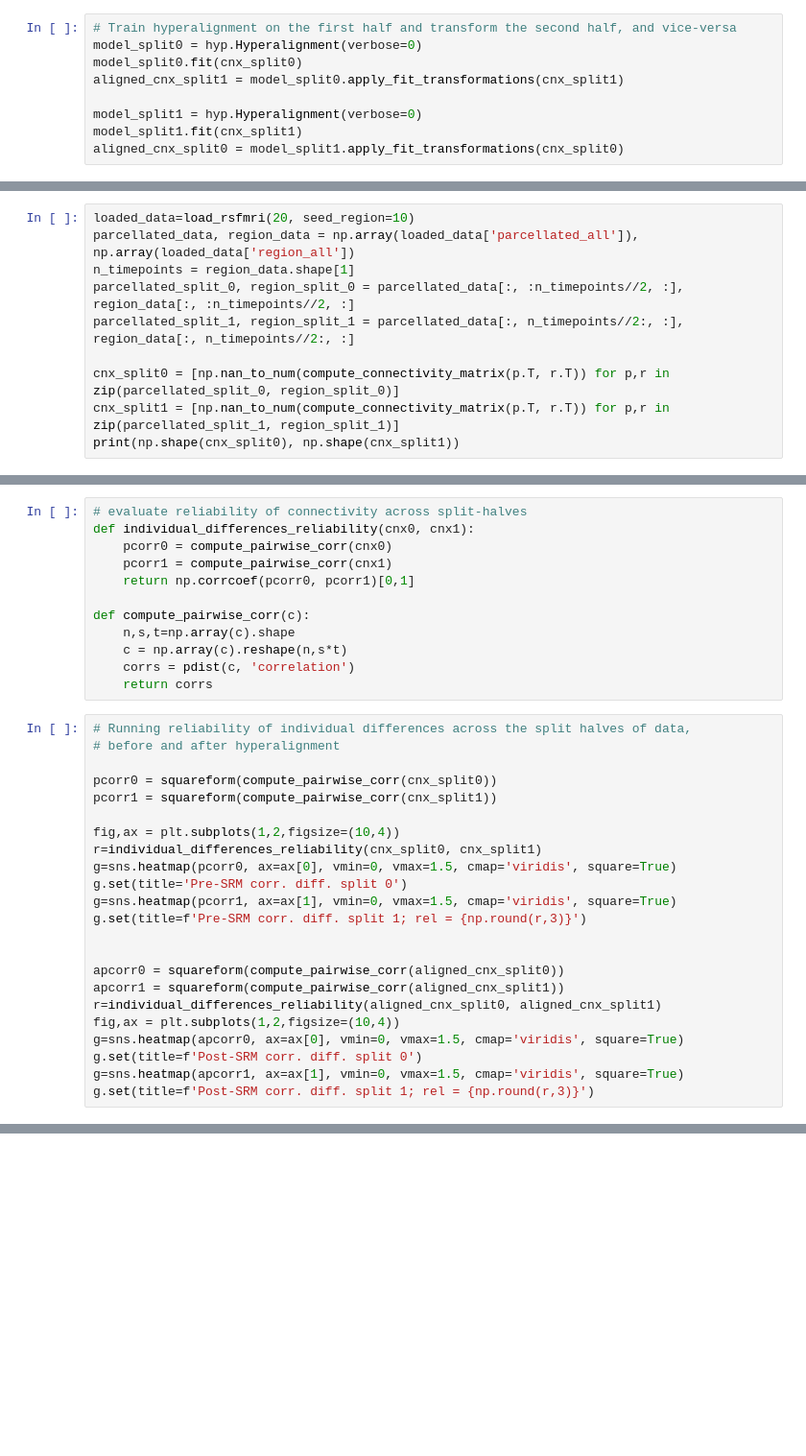
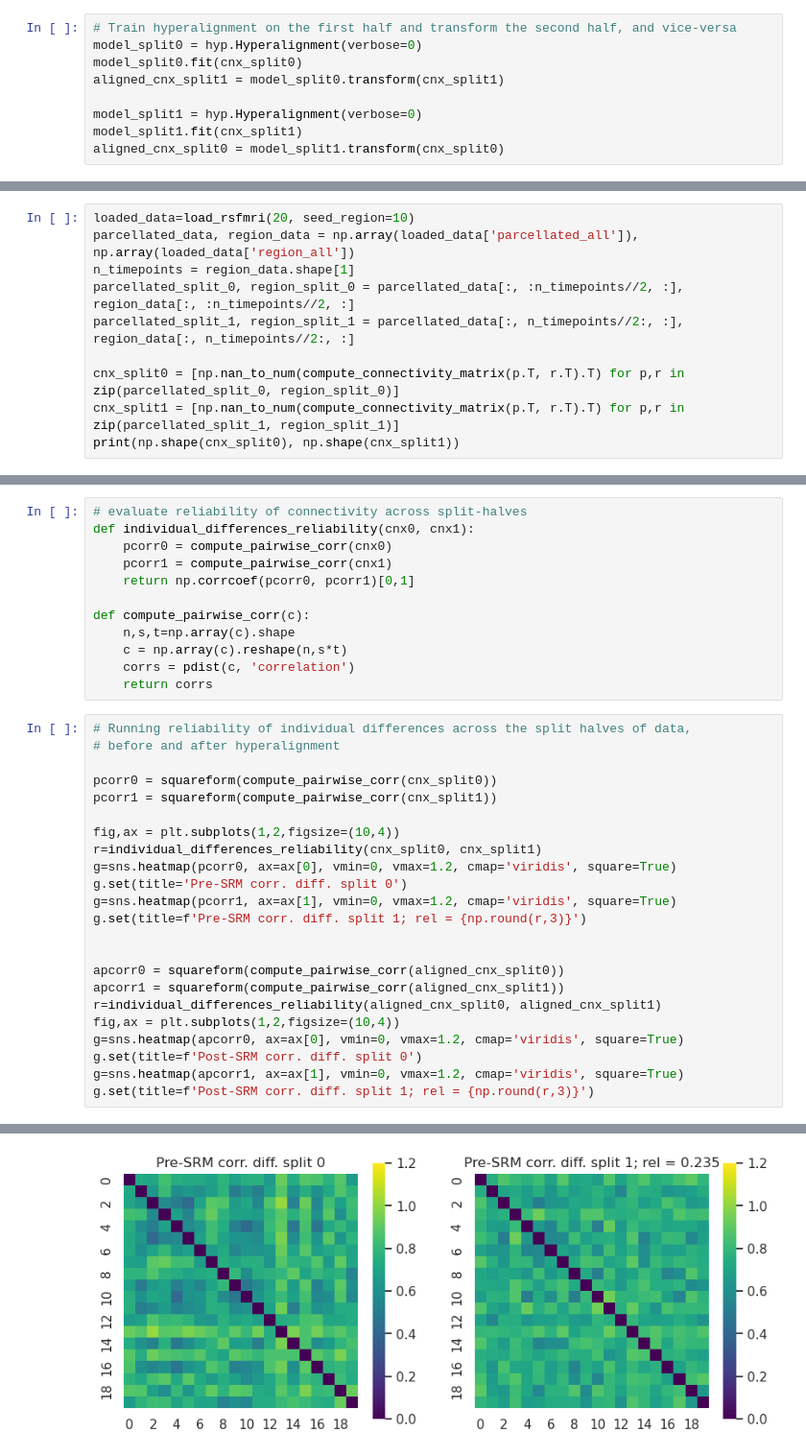
Before and after one commit to ericabusch/RepBiomrkr, a Jupyter notebook: functional_alignment_examples.ipynb, the cells around one changed output, grey strips where cells are left out. Shown at 96% size. Drawn from its saved outputs; the diff is of its cells as text; blank space fills up the shorter version.

```diff
--- a/functional_alignment_examples.ipynb
+++ b/functional_alignment_examples.ipynb
@@ -218,11 +301,11 @@ print(np.shape(cnx_split0), np.shape(cnx_split1))
 # Train hyperalignment on the first half and transform the second half, and vice-versa
 model_split0 = hyp.Hyperalignment(verbose=0)
 model_split0.fit(cnx_split0)
-aligned_cnx_split1 = model_split0.apply_fit_transformations(cnx_split1)
+aligned_cnx_split1 = model_split0.transform(cnx_split1)
 
 model_split1 = hyp.Hyperalignment(verbose=0)
 model_split1.fit(cnx_split1)
-aligned_cnx_split0 = model_split1.apply_fit_transformations(cnx_split0)
+aligned_cnx_split0 = model_split1.transform(cnx_split0)
 # %%
 # evaluate reliability of connectivity across split-halves
 def individual_differences_reliability(cnx0, cnx1):
@@ -453,6 +554,6 @@ n_timepoints = region_data.shape[1]
 parcellated_split_0, region_split_0 = parcellated_data[:, :n_timepoints//2, :], region_data[:, :n_timepoints//2, :]
 parcellated_split_1, region_split_1 = parcellated_data[:, n_timepoints//2:, :], region_data[:, n_timepoints//2:, :]
 
-cnx_split0 = [np.nan_to_num(compute_connectivity_matrix(p.T, r.T)) for p,r in zip(parcellated_split_0, region_split_0)]
-cnx_split1 = [np.nan_to_num(compute_connectivity_matrix(p.T, r.T)) for p,r in zip(parcellated_split_1, region_split_1)]
+cnx_split0 = [np.nan_to_num(compute_connectivity_matrix(p.T, r.T).T) for p,r in zip(parcellated_split_0, region_split_0)]
+cnx_split1 = [np.nan_to_num(compute_connectivity_matrix(p.T, r.T).T) for p,r in zip(parcellated_split_1, region_split_1)]
 print(np.shape(cnx_split0), np.shape(cnx_split1))
@@ -495,9 +598,9 @@ pcorr1 = squareform(compute_pairwise_corr(cnx_split1))
 
 fig,ax = plt.subplots(1,2,figsize=(10,4))
 r=individual_differences_reliability(cnx_split0, cnx_split1)
-g=sns.heatmap(pcorr0, ax=ax[0], vmin=0, vmax=1.5, cmap='viridis', square=True)
+g=sns.heatmap(pcorr0, ax=ax[0], vmin=0, vmax=1.2, cmap='viridis', square=True)
 g.set(title='Pre-SRM corr. diff. split 0')
-g=sns.heatmap(pcorr1, ax=ax[1], vmin=0, vmax=1.5, cmap='viridis', square=True)
+g=sns.heatmap(pcorr1, ax=ax[1], vmin=0, vmax=1.2, cmap='viridis', square=True)
 g.set(title=f'Pre-SRM corr. diff. split 1; rel = {np.round(r,3)}')
 
 
@@ -505,7 +608,8 @@ apcorr0 = squareform(compute_pairwise_corr(aligned_cnx_split0))
 apcorr1 = squareform(compute_pairwise_corr(aligned_cnx_split1))
 r=individual_differences_reliability(aligned_cnx_split0, aligned_cnx_split1)
 fig,ax = plt.subplots(1,2,figsize=(10,4))
-g=sns.heatmap(apcorr0, ax=ax[0], vmin=0, vmax=1.5, cmap='viridis', square=True)
+g=sns.heatmap(apcorr0, ax=ax[0], vmin=0, vmax=1.2, cmap='viridis', square=True)
 g.set(title=f'Post-SRM corr. diff. split 0')
-g=sns.heatmap(apcorr1, ax=ax[1], vmin=0, vmax=1.5, cmap='viridis', square=True)
+g=sns.heatmap(apcorr1, ax=ax[1], vmin=0, vmax=1.2, cmap='viridis', square=True)
 g.set(title=f'Post-SRM corr. diff. split 1; rel = {np.round(r,3)}')
+# %% [output]
@@ -511,0 +617 @@ g.set(title=f'Post-SRM corr. diff. split 1; rel = {np.round(r,3)}')
+[figure, added]
```
Also changed, not shown: parts of 24 cells of this notebook, 2 other files.
